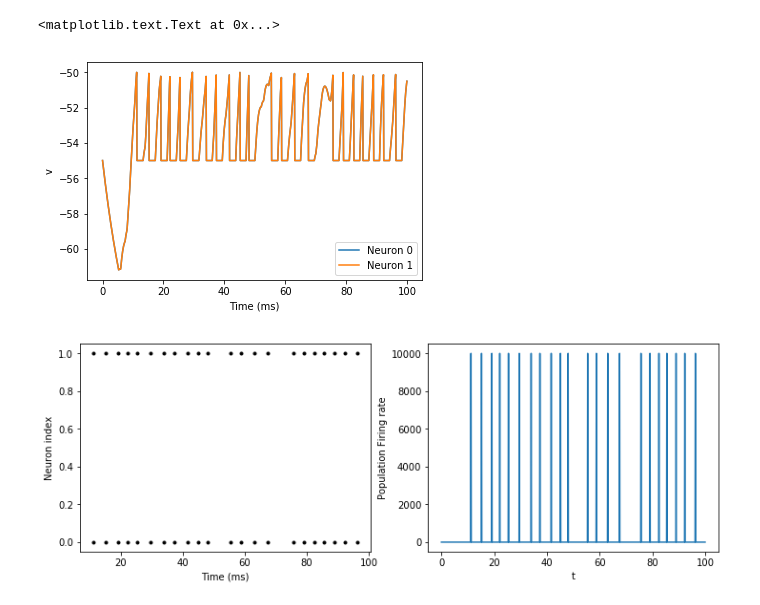
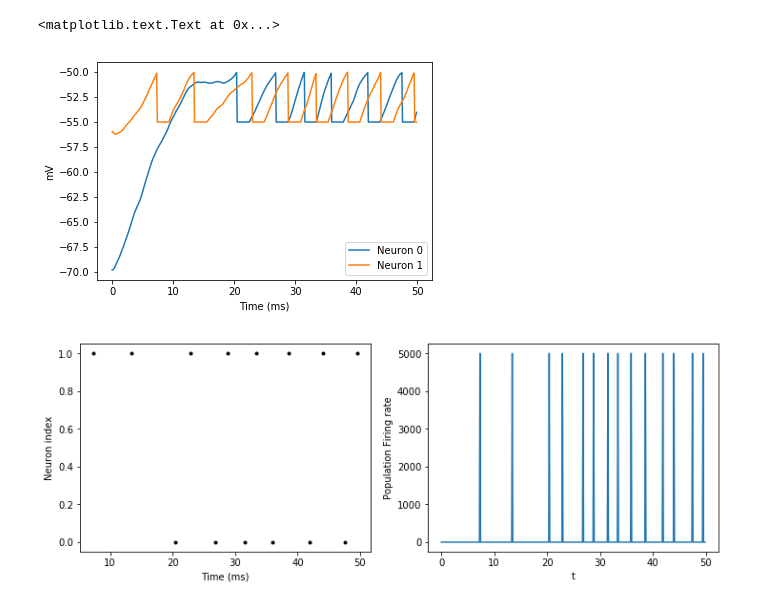
Before and after one commit to amerch/Biological-Neuron-Modelling, a Jupyter notebook: Neuron/neuron.ipynb, the cells around one changed output. Saved outputs shown, nothing was run; the diff lists cells and outputs as text; code cells hidden in the pictures.

```diff
--- a/Neuron/neuron.ipynb
+++ b/Neuron/neuron.ipynb
@@ -6,29 +38,9 @@ from brian2 import *
 # def iaf_model(g_ampa, g_nmda, g_gaba)
 start_scope()
 
-c_m = 0.2 * nF
-gl = 20 * nS
-vl = -70 * mV
-
-vt = -50*mV
-vr = -55*mV
-ve = 0*mV
-vi = -70*mV
-
-ta = 2 * ms
-tn = 100 * ms
-tg = 5 * ms
-
-gn = 1.5 * nS
-gg = 2.5 * nS
-ga = 3.5 * nS
-
-alpha = 0.5 / ms
-duration = 1000 * ms
-
 eqs = '''
 dv/dt = (-gl * (v - vl) - isyn) / c_m : volt (unless refractory)
-dx/dt = -x / ta : 1
+dx/dt = -x / tn_rise : 1
 dsn/dt = -sn / tn + alpha * x * (1 - sn) : 1
 dsa/dt = -sa / ta : 1
 dsg/dt = -sg / tg : 1
@@ -39,14 +51,16 @@ inm = gn * sn * (v - ve) / nmda : amp
 isyn = ia + inm + ig : amp
 '''
 
-G = NeuronGroup(2, eqs, threshold='v>vt', reset='v=vr', refractory=2*ms)
-G.v = '-55 * mV'
+G = NeuronGroup(2, eqs, namespace= exc, threshold='v>vt', reset='v=vr', refractory=2*ms)
+G.v = '(15*rand() - 70) * mV'
 
 background = PoissonGroup(1, 2400*Hz)
 S_back = Synapses(background, G,
-             on_pre='''sa_post += 1''')
+              on_pre='''sa_post += 1''')
 S_back.connect()
-S_back.delay = '5*ms'
+
+p1 = PoissonInput(G, 'sa', N=1, rate=2400 * Hz, weight=1)
+# S_back.delay = '5*ms'
 
 # S = Synapses(G, G, on_pre='''
 #              sa_post += 1
@@ -55,16 +69,15 @@ S_back.delay = '5*ms'
 #              ''')
 # S.connect()
 
-P = PoissonGroup(1, 2400*Hz)
 M = StateMonitor(G, 'v', record=True)
 N = SpikeMonitor(G)
 O = PopulationRateMonitor(G)
-run(100 * ms)
+run(50 * ms)
 
 plot(M.t/ms, 1000*M.v[0], label='Neuron 0')
 plot(M.t/ms, 1000*M.v[1], label='Neuron 1')
 xlabel('Time (ms)')
-ylabel('v')
+ylabel('mV')
 legend();
 
 figure(figsize=(12,4))
@@ -81,3 +94,3 @@ INFO       No numerical integration method specified for group 'neurongroup', us
 <matplotlib.text.Text at 0x...>
-[figure, old version]
+[figure, new version]
-[figure, old version]
+[figure, new version]
```
Also changed, not shown: parts of 2 cells of this notebook.
